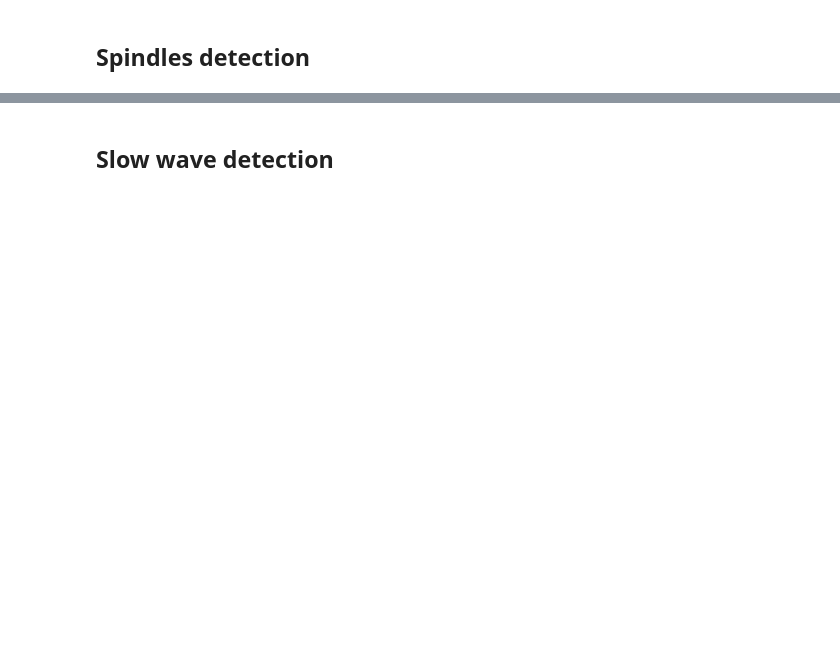
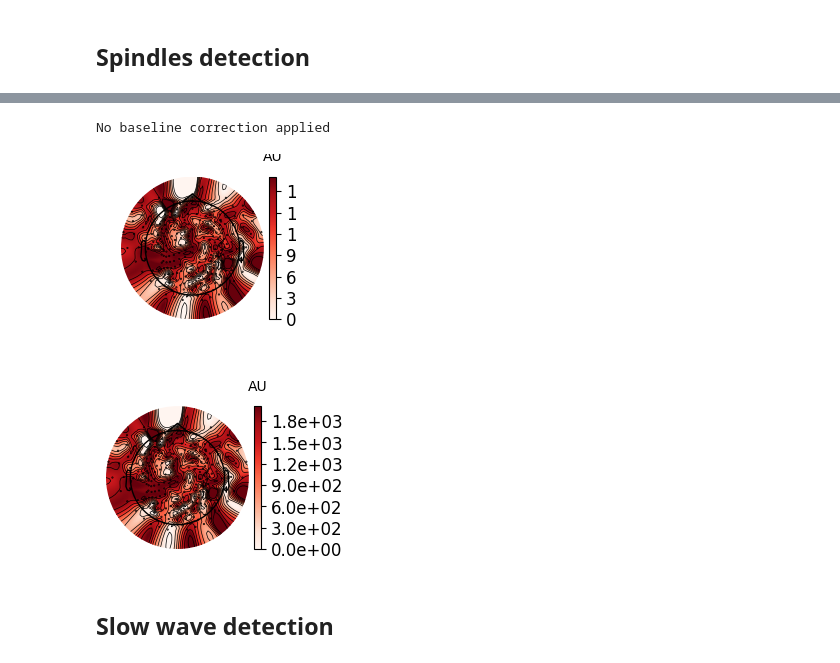
Before and after one commit to NirLab-TAU/sleepeegpy, a Jupyter notebook: notebooks/events.ipynb, the cells around one changed output, grey strips where cells are left out. Cells and saved outputs as stored; diff of their text form; code cells hidden in the pictures; blank space fills up the shorter version.

```diff
--- a/notebooks/events.ipynb
+++ b/notebooks/events.ipynb
@@ -96,0 +98,6 @@ interactive(children=(IntSlider(value=0, description='Epoch:', layout=Layout(ali
+# %%
+spindles_pipe.tfrs['N2'].plot_topomap()
+# %% [output]
+No baseline correction applied
+[figure, added]
+[figure, added]
```
Also changed, not shown: parts of 25 cells of this notebook, 4 other files.
